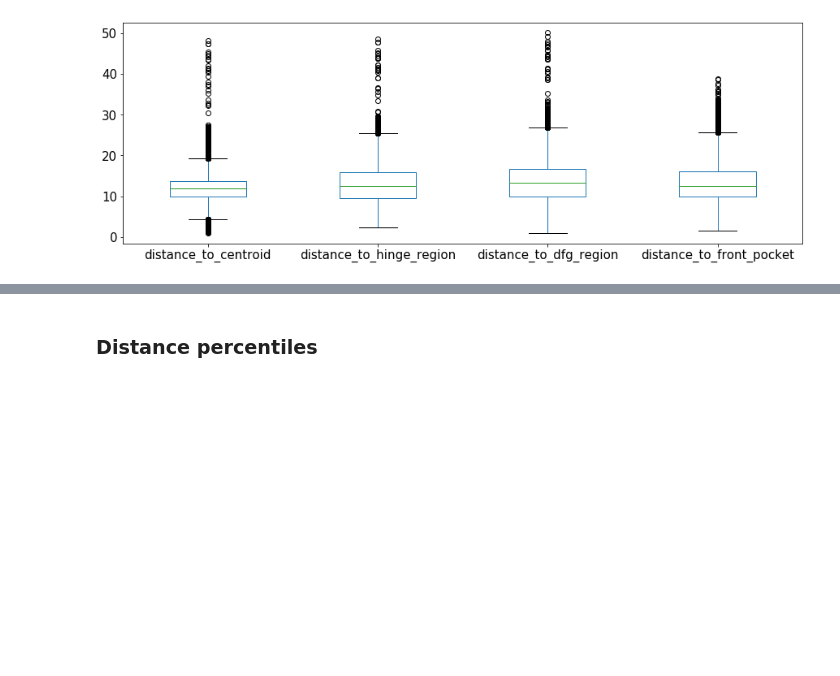
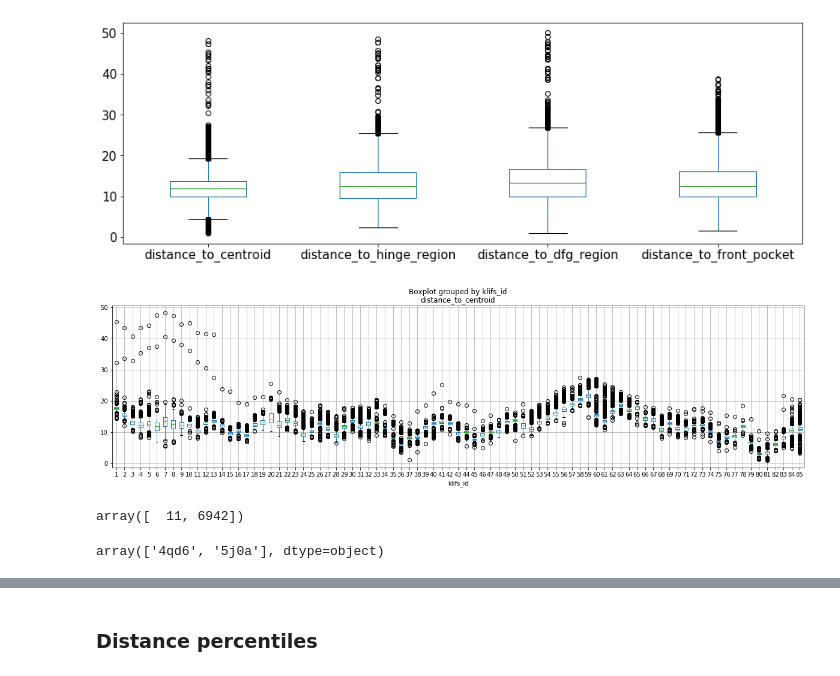
Before and after one commit to volkamerlab/kissim, a Jupyter notebook: examples/notebooks/spatialfeatures_cutoffs.ipynb, the cells around one changed output, grey strips where cells are left out. Drawn from its saved outputs; the diff is of its cells as text; code cells hidden in the pictures; blank space fills up the shorter version.

```diff
--- a/examples/notebooks/spatialfeatures_cutoffs.ipynb
+++ b/examples/notebooks/spatialfeatures_cutoffs.ipynb
@@ -122,3 +120,20 @@ boxplot = all_distances[
 )
 # %% [output]
 [figure]
+# %%
+b1 = all_distances.boxplot(
+    column='distance_to_centroid',
+    by='klifs_id',
+    figsize=(20,5),
+    fontsize=10
+)
+# %% [output]
+[figure, added]
+# %%
+all_distances[all_distances['distance_to_centroid'] > 30]['metadata_index'].unique()
+# %% [output]
+array([  11, 6942])
+# %%
+all_distances[all_distances['distance_to_centroid'] > 30]['pdb_id'].unique()
+# %% [output]
+array(['4qd6', '5j0a'], dtype=object)
```
Also changed, not shown: parts of 12 cells of this notebook.
